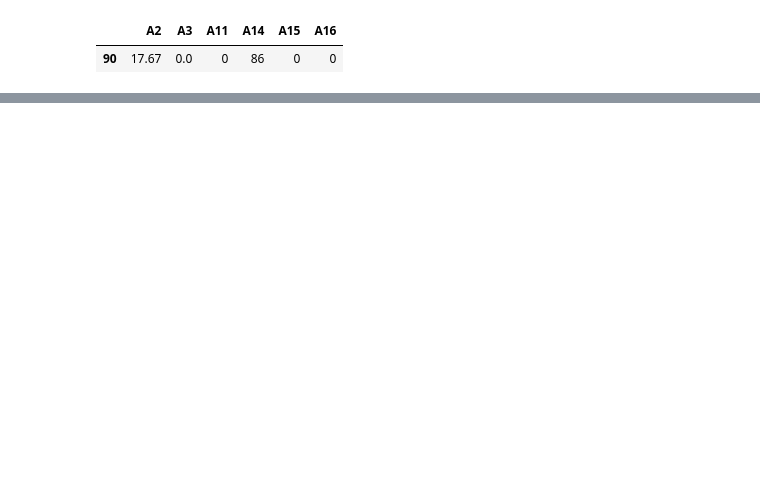
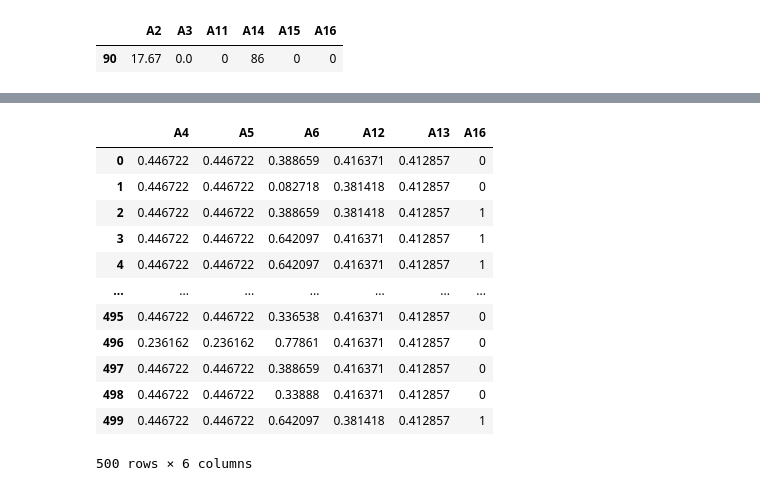
Before and after one commit to lalalaoalla/static-analysis-of-non-numeric-data, a Jupyter notebook: 1лаба/main.ipynb, the cells around one changed output, grey strips where cells are left out. Saved outputs shown, nothing was run; the diff lists cells and outputs as text; code cells hidden in the pictures; blank space fills up the shorter version.

```diff
--- a/1лаба/main.ipynb
+++ b/1лаба/main.ipynb
@@ -109,7 +109,7 @@ qualitative_data_df['A6']=qualitative_data_df['A6'].replace('w',0.495121951)
 qualitative_data_df['A6']=qualitative_data_df['A6'].replace('x',0.778609625)
 qualitative_data_df['A6']=qualitative_data_df['A6'].replace('e',0.574948665)
 qualitative_data_df['A6']=qualitative_data_df['A6'].replace('aa',0.336538461)
-qualitative_data_df['A6']=qualitative_data_df['A6'].replace('ff',0.351097178)
+qualitative_data_df['A6']=qualitative_data_df['A6'].replace('ff',0.082717873)
 
 #Столбец А12
 qualitative_data_df['A12']=qualitative_data_df['A12'].replace('t',0.416371077)
@@ -304 +304,17 @@ quantitative_data_df
 500 rows × 6 columns
+# %%
+qualitative_data_df
+# %% [output]
+|  | A4 | A5 | A6 | A12 | A13 | A16 |
+| 0 | 0.446722 | 0.446722 | 0.388659 | 0.416371 | 0.412857 | 0 |
+| 1 | 0.446722 | 0.446722 | 0.082718 | 0.381418 | 0.412857 | 0 |
+| 2 | 0.446722 | 0.446722 | 0.388659 | 0.381418 | 0.412857 | 1 |
+| 3 | 0.446722 | 0.446722 | 0.642097 | 0.416371 | 0.412857 | 1 |
+| 4 | 0.446722 | 0.446722 | 0.642097 | 0.416371 | 0.412857 | 1 |
+| ... | ... | ... | ... | ... | ... | ... |
+| 495 | 0.446722 | 0.446722 | 0.336538 | 0.416371 | 0.412857 | 0 |
+| 496 | 0.236162 | 0.236162 | 0.77861 | 0.416371 | 0.412857 | 0 |
+| 497 | 0.446722 | 0.446722 | 0.388659 | 0.416371 | 0.412857 | 0 |
+| 498 | 0.446722 | 0.446722 | 0.33888 | 0.416371 | 0.412857 | 0 |
+| 499 | 0.446722 | 0.446722 | 0.642097 | 0.381418 | 0.412857 | 1 |
+500 rows × 6 columns
```
Also changed, not shown: parts of 26 cells of this notebook, 4 other files.
